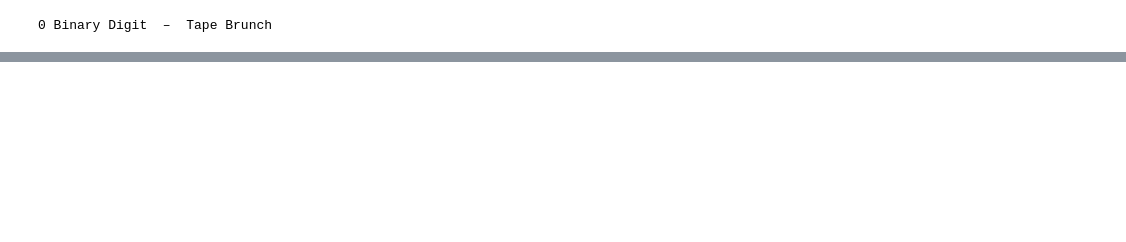
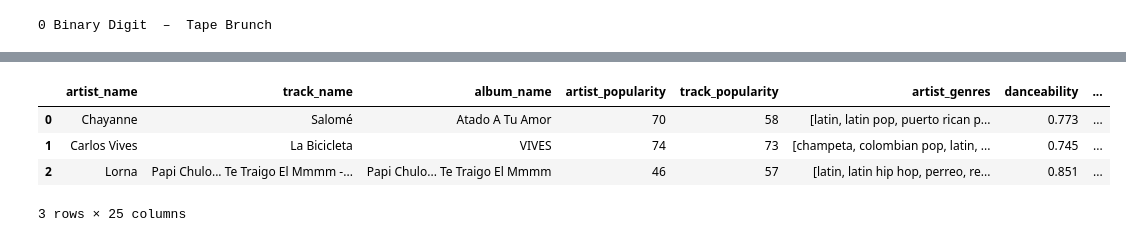
Before and after one commit to andersgom/macarenameter, a Jupyter notebook: spotify_api_rui.ipynb, the cells around one changed output, grey strips where cells are left out. Cells and saved outputs as stored; diff of their text form; code cells hidden in the pictures; blank space fills up the shorter version.

```diff
--- a/spotify_api_testing.ipynb
+++ b/spotify_api_rui.ipynb
@@ -89,3 +84 @@ playlist_df
-# %%
-playlist_df['release_year'] = 0
 # %%
@@ -111,0 +88,8 @@ playlist_df
+# %%
+playlist_df.head(3)
+# %% [output]
+|  | artist_name | track_name | album_name | artist_popularity | track_popularity | artist_genres | danceability | ... |
+| 0 | Chayanne | Salomé | Atado A Tu Amor | 70 | 58 | [latin, latin pop, puerto rican p... | 0.773 | ... |
+| 1 | Carlos Vives | La Bicicleta | VIVES | 74 | 73 | [champeta, colombian pop, latin, ... | 0.745 | ... |
+| 2 | Lorna | Papi Chulo... Te Traigo El Mmmm -... | Papi Chulo... Te Traigo El Mmmm | 46 | 57 | [latin, latin hip hop, perreo, re... | 0.851 | ... |
+3 rows × 25 columns
```
Also changed, not shown: parts of 9 cells of this notebook, 1 other file.
